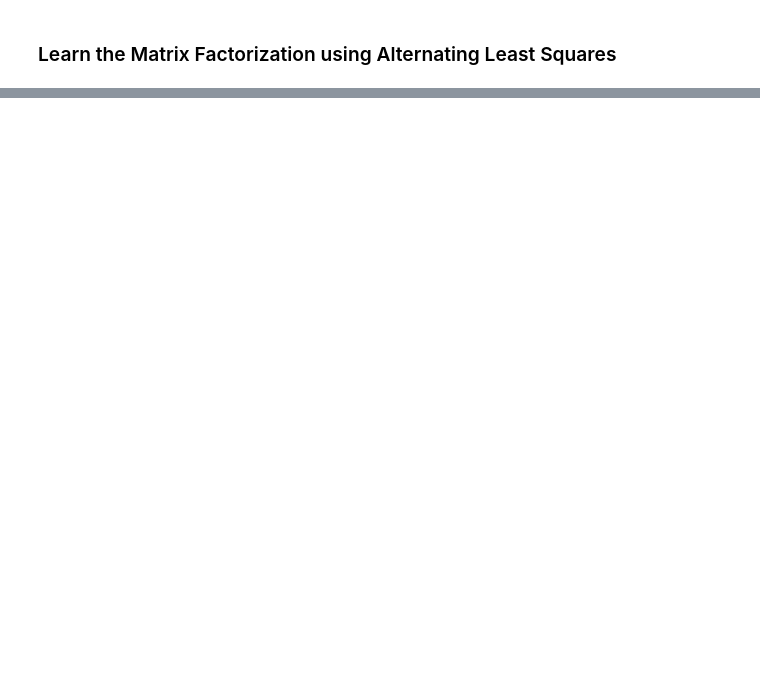
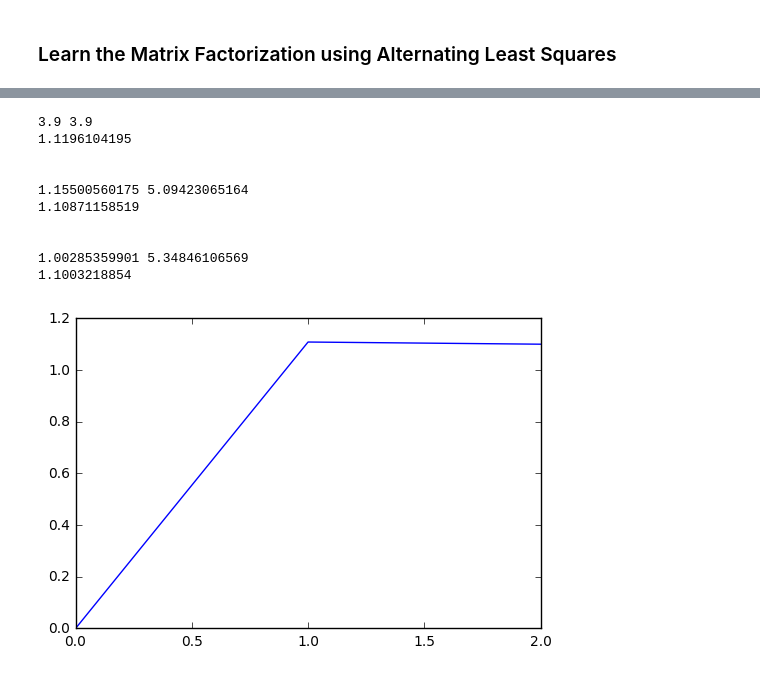
Before and after one commit to zifeo/Deep-Recommender-System, a Jupyter notebook: exercices/ex10.ipynb, the cells around one changed output, grey strips where cells are left out. Drawn from its saved outputs; the diff is of its cells as text; code cells hidden in the pictures; blank space fills up the shorter version.

```diff
--- a/exercices/ex10.ipynb
+++ b/exercices/ex10.ipynb
@@ -134,6 +160,8 @@ predict_baseline(train, pred)
 def init_MF(train, num_features):
     """init the parameter for matrix factorization."""
     num_item, num_user = train.shape
-    item_features = np.random.random((num_features, num_item)) * 5 # W
-    user_features = np.random.random((num_features, num_user)) * 5 # Z
+    #item_features = np.random.random((num_features, num_item)) * np.sqrt(5 / num_features) # W
+    #user_features = np.random.random((num_features, num_user)) * np.sqrt(5 / num_features) # Z
+    item_features = np.ones((num_features, num_item)) * np.sqrt(3.9/5) * np.sqrt(5 / num_features) # W
+    user_features = np.ones((num_features, num_user)) * np.sqrt(3.9/5) * np.sqrt(5 / num_features) # Z
     return user_features, item_features
@@ -146,3 +195,5 @@ def compute_error(data, user_features, item_features, nz):
 # %%
 user_features, item_features = init_MF(train, 20)
-compute_error(test, user_features, item_features, test.size)
+nz_row, nz_col = test.nonzero()
+nz_test = list(zip(nz_row, nz_col))
+compute_error(test, user_features, item_features, nz_test)
@@ -203,0 +289,10 @@ matrix_factorization_SGD(train, test)
+# %%
+def rmse(data, user_features, item_features):
+    nz_row, nz_col = data.nonzero()
+    nz = list(zip(nz_row, nz_col))
+    WZ = item_features.T @ user_features
+    print(WZ.min(), WZ.max())
+    s = 0
+    for u, i in nz:
+        s += np.square(data[u, i] - WZ[u, i])
+    return np.sqrt(s / len(nz))
@@ -203,0 +381,59 @@ matrix_factorization_SGD(train, test)
+# %%
+from helpers import build_index_groups
+from helpers import predict
+
+
+def ALS(train, test):
+    """Alternating Least Squares (ALS) algorithm."""
+    # define parameters
+    num_features = 5   # K in the lecture notes
+    lambda_user = 1.5
+    lambda_item = 1.5
+    stop_criterion = 1e-2
+    change = 1
+    error_list = [0]
+
+    # set seed
+    np.random.seed(988)
+
+    # init ALS
+    user_features, item_features = init_MF(train, num_features)
+
+    error = rmse(train, user_features, item_features)
+    print(error)
+
+    while True:
+        item_features = update_item_feature2(train, user_features, item_features, lambda_item)
+        user_features = update_user_feature2(train, user_features, item_features, lambda_user)
+
+        error = rmse(train, user_features, item_features)
+        error_list.append(error)
+        print(error)
+        if abs(error_list[-2] - error_list[-1]) < stop_criterion:
+            break
+
+    plt.plot(error_list)
+    plt.show()
+    pred = load_data("../data/sampleSubmission.csv")
+    nz = pred.nonzero()
+    WZ = item_features.T @ user_features
+    WZ[WZ < 1] = 1
+    WZ[WZ > 5] = 5
+    print(WZ.min(), WZ.max())
+    print(WZ[nz])
+    pred[nz] = WZ[nz]
+    predict(pred)
+
+ALS(train, test)
+# %% [output]
+3.9 3.9
+1.1196104195
+
+
+1.15500560175 5.09423065164
+1.10871158519
+
+
+1.00285359901 5.34846106569
+1.1003218854
+[figure, added]
```
Also changed, not shown: parts of 17 cells of this notebook.
